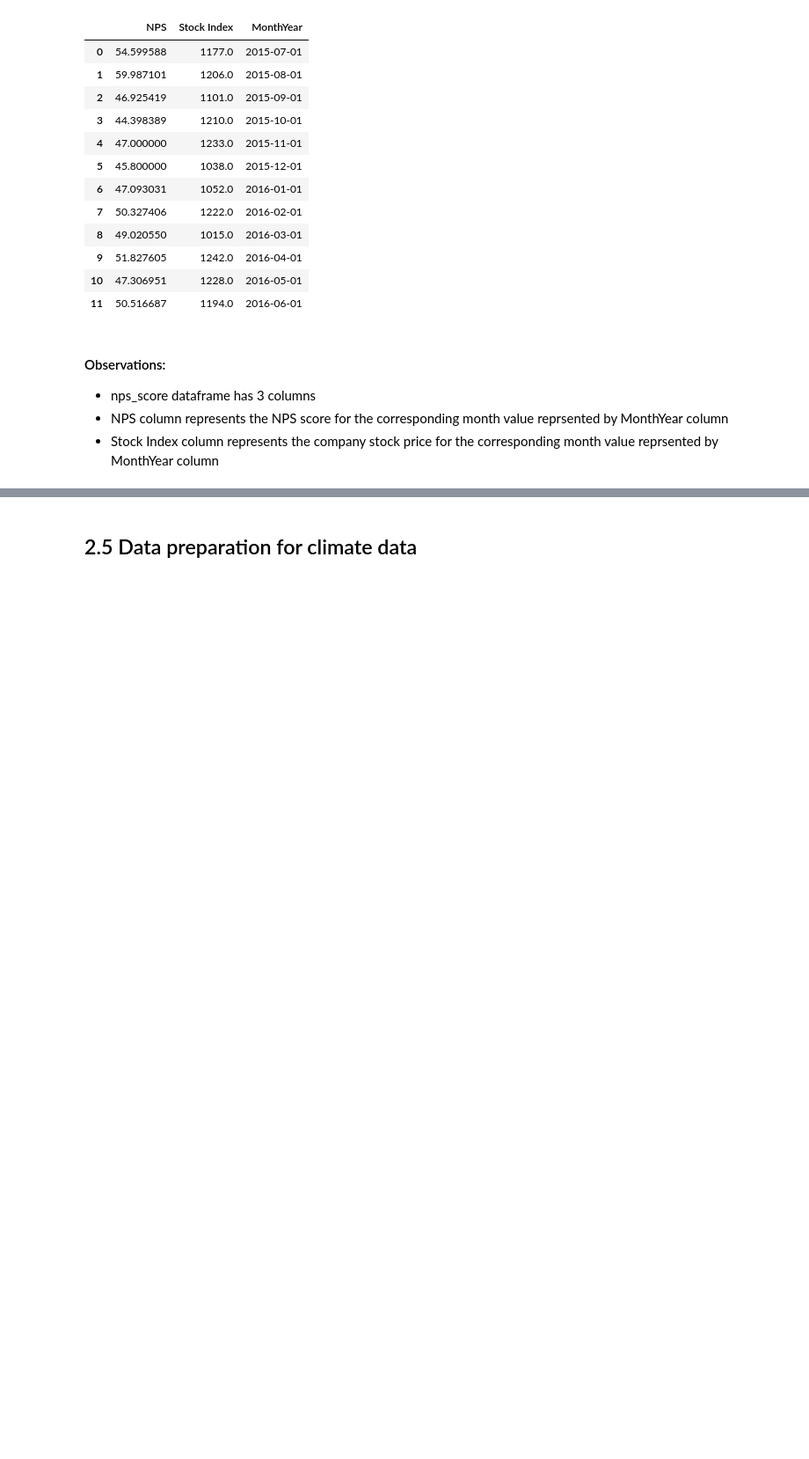
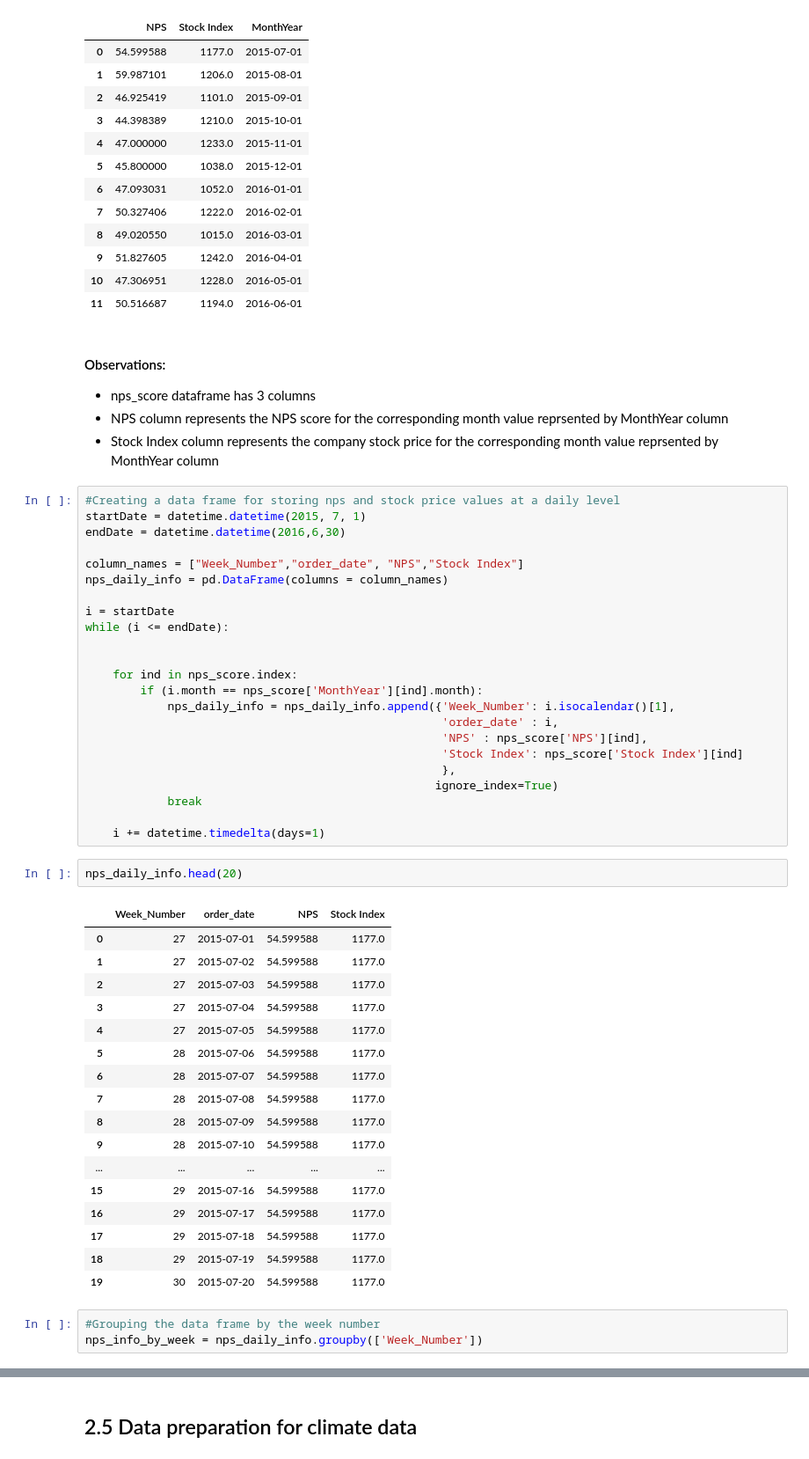
Before and after one commit to Nanditha-G-N/Machine-Learning-Case-Studies, a Jupyter notebook: ecommerce-capstone/ecommerce-assignment-Krishnan.ipynb, the cells around one changed output, grey strips where cells are left out. Shown at 88% size. Saved outputs shown, nothing was run; the diff lists cells and outputs as text; blank space fills up the shorter version.

```diff
--- a/ecommerce-capstone/ecommerce-assignment-Krishnan.ipynb
+++ b/ecommerce-capstone/ecommerce-assignment-Krishnan.ipynb
@@ -1092,3 +1154,49 @@ nps_score
 - nps_score dataframe has 3 columns
 - NPS column represents the NPS score for the corresponding month value reprsented by MonthYear column
 - Stock Index column represents the company stock price for the corresponding month value reprsented by MonthYear column
+# %%
+#Creating a data frame for storing nps and stock price values at a daily level
+startDate = datetime.datetime(2015, 7, 1)
+endDate = datetime.datetime(2016,6,30)
+
+column_names = ["Week_Number","order_date", "NPS","Stock Index"]
+nps_daily_info = pd.DataFrame(columns = column_names)
+
+i = startDate
+while (i <= endDate):
+
+
+    for ind in nps_score.index:
+        if (i.month == nps_score['MonthYear'][ind].month):
+            nps_daily_info = nps_daily_info.append({'Week_Number': i.isocalendar()[1],
+                                                    'order_date' : i,
+                                                    'NPS' : nps_score['NPS'][ind],
+                                                    'Stock Index': nps_score['Stock Index'][ind]
+                                                    },
+                                                   ignore_index=True)
+            break
+
+    i += datetime.timedelta(days=1)
+# %%
+nps_daily_info.head(20)
+# %% [output]
+|  | Week_Number | order_date | NPS | Stock Index |
+| 0 | 27 | 2015-07-01 | 54.599588 | 1177.0 |
+| 1 | 27 | 2015-07-02 | 54.599588 | 1177.0 |
+| 2 | 27 | 2015-07-03 | 54.599588 | 1177.0 |
+| 3 | 27 | 2015-07-04 | 54.599588 | 1177.0 |
+| 4 | 27 | 2015-07-05 | 54.599588 | 1177.0 |
+| 5 | 28 | 2015-07-06 | 54.599588 | 1177.0 |
+| 6 | 28 | 2015-07-07 | 54.599588 | 1177.0 |
+| 7 | 28 | 2015-07-08 | 54.599588 | 1177.0 |
+| 8 | 28 | 2015-07-09 | 54.599588 | 1177.0 |
+| 9 | 28 | 2015-07-10 | 54.599588 | 1177.0 |
+| ... | ... | ... | ... | ... |
+| 15 | 29 | 2015-07-16 | 54.599588 | 1177.0 |
+| 16 | 29 | 2015-07-17 | 54.599588 | 1177.0 |
+| 17 | 29 | 2015-07-18 | 54.599588 | 1177.0 |
+| 18 | 29 | 2015-07-19 | 54.599588 | 1177.0 |
+| 19 | 30 | 2015-07-20 | 54.599588 | 1177.0 |
+# %%
+#Grouping the data frame by the week number
+nps_info_by_week = nps_daily_info.groupby(['Week_Number'])
```
Also changed, not shown: parts of 73 cells of this notebook.
